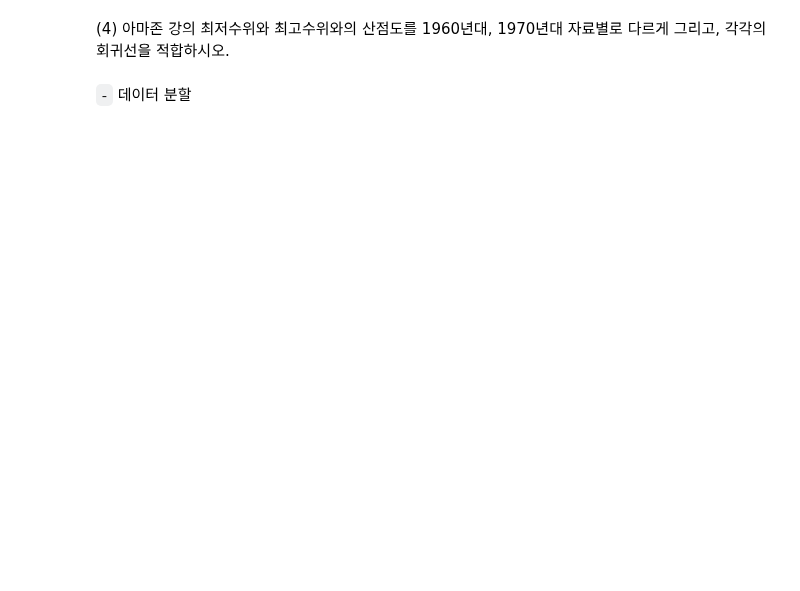
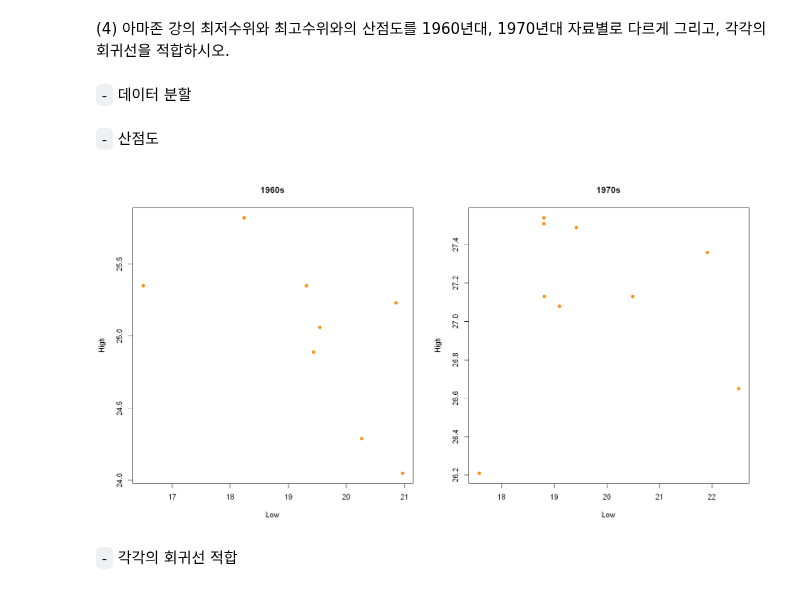
Before and after one commit to HollyRiver/R, a Jupyter notebook: regression analysis/hw/강신성_202014107(2).ipynb, the cells around one changed output. Drawn from its saved outputs; the diff is of its cells as text; code cells hidden in the pictures; blank space fills up the shorter version.

```diff
--- a/regression analysis/hw/강신성_202014107(2).ipynb
+++ b/regression analysis/hw/강신성_202014107(2).ipynb
@@ -292,3 +296,5 @@ F-statistic: 0.004695 on 1 and 15 DF,  p-value: 0.9463
 # %%
 df_60 <- df[which(substr(df$Year, 1, 3) == 196),]
 df_70 <- df[which(substr(df$Year, 1, 3) == 197),]
+# %% [markdown]
+`-` 산점도
@@ -294,0 +303,8 @@ df_70 <- df[which(substr(df$Year, 1, 3) == 197),]
+# %%
+par(mfcol = c(1,2))
+plot(High ~ Low, data = df_60, pch = 16, col = 'darkorange', main = '1960s')
+plot(High ~ Low, data = df_70, pch = 16, col = 'darkorange', main = '1970s')
+# %% [output]
+[figure, added]
+# %% [markdown]
+`-` 각각의 회귀선 적합
```
Also changed, not shown: parts of 8 cells of this notebook.
